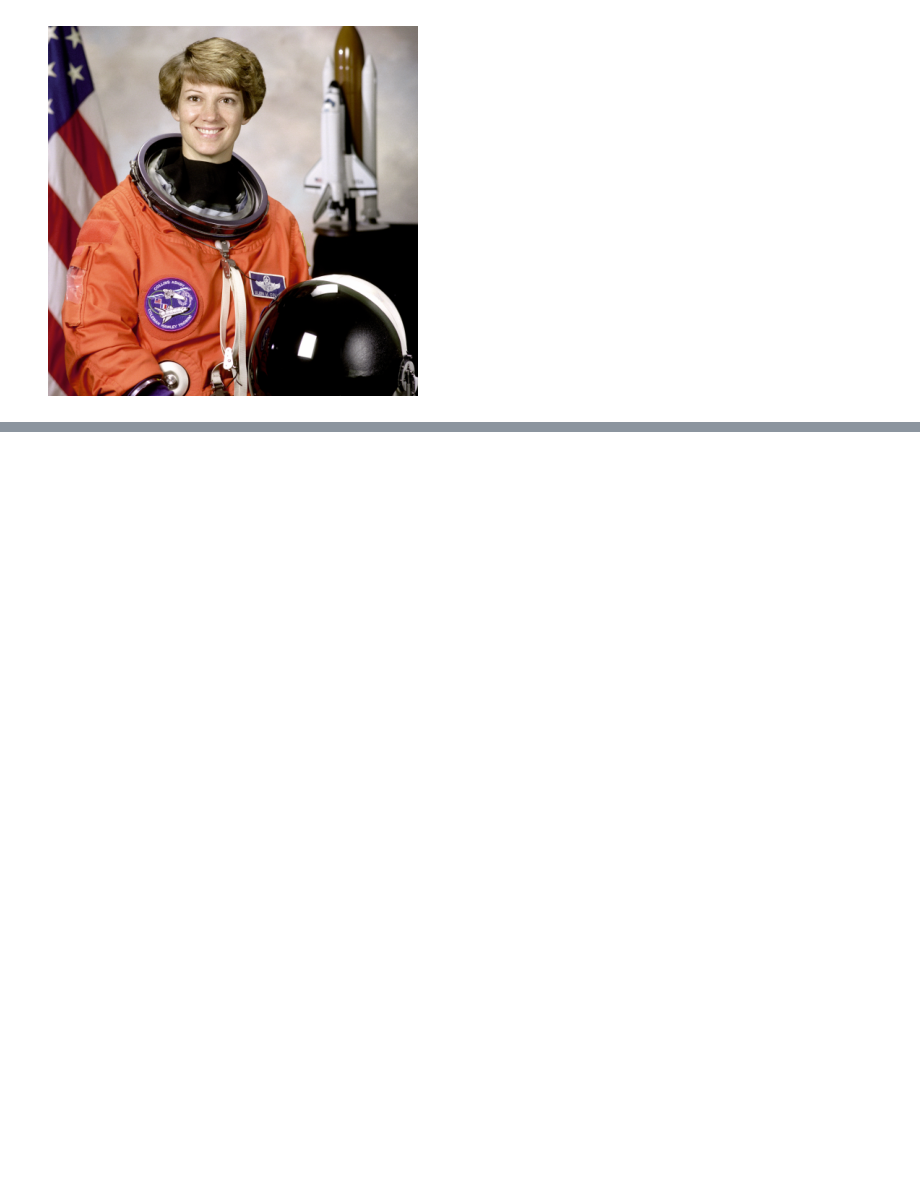
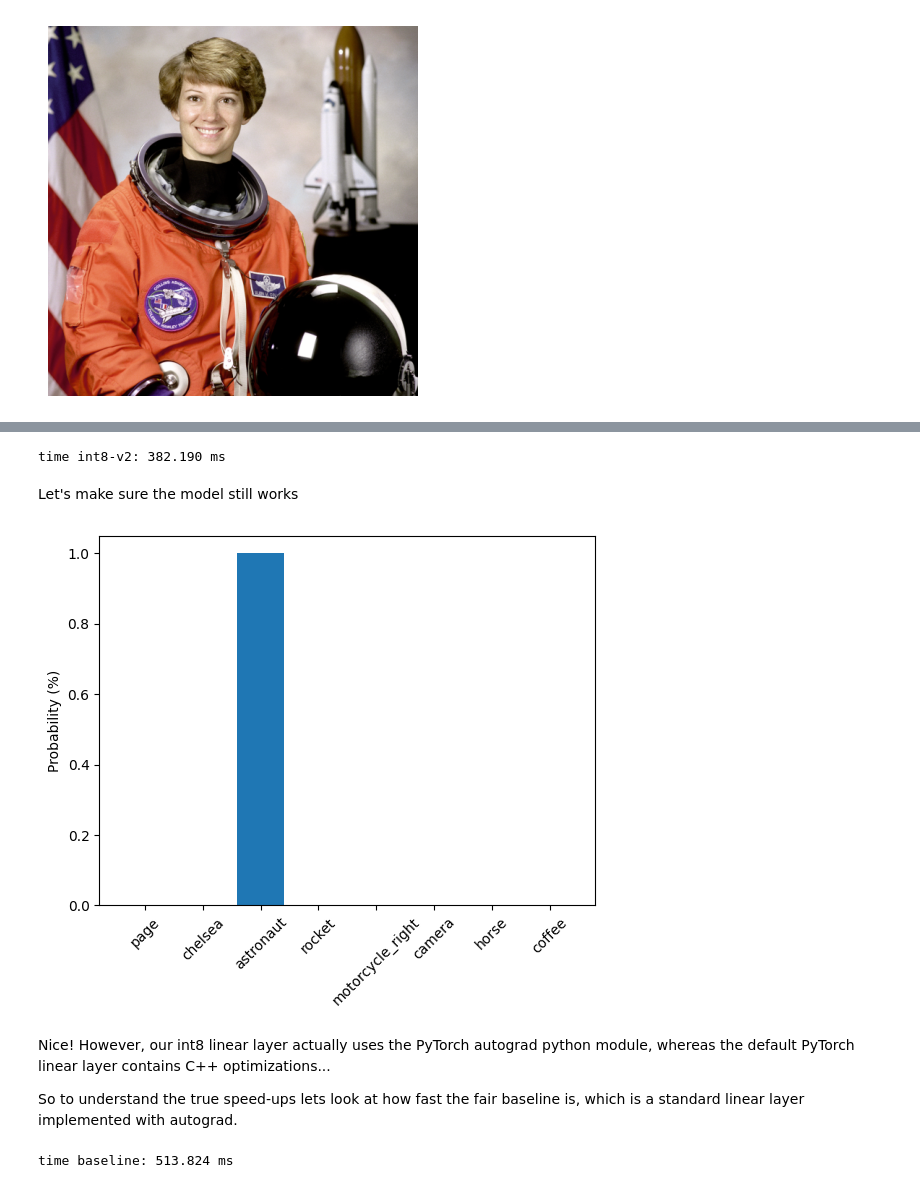
Before and after one commit to mlfoundations/open_clip, a Jupyter notebook: tutorials/int8_tutorial.ipynb, the cells around one changed output, grey strips where cells are left out. Drawn from its saved outputs; the diff is of its cells as text; code cells hidden in the pictures; blank space fills up the shorter version.

```diff
--- a/tutorials/int8_tutorial.ipynb
+++ b/tutorials/int8_tutorial.ipynb
@@ -71,0 +111,9 @@ NameError: name 'skimage' is not defined
+# %%
+fake_img_batch = torch.randn(128, 3, 224, 224).cuda()
+fake_txt_batch = torch.randint(0, 100, (128, 77)).cuda()
+model.set_grad_checkpointing()
+model.eval()
+def fake_forward(model, fake_img_batch, fake_txt_batch):
+    with torch.cuda.amp.autocast():
+        model(fake_img_batch, fake_txt_batch)
+time_standard = get_time("standard", lambda: fake_forward(model, fake_img_batch, fake_txt_batch))
@@ -71,0 +124,7 @@ NameError: name 'skimage' is not defined
+# %%
+# This replaces linear layers with int8_linear_layer
+import bitsandbytes as bnb
+model = model.cpu()
+int8_linear_layer = bnb.nn.triton_based_modules.SwitchBackLinear
+# replace linear layers, for now just replace FFN - more coming in later PR
+int8_model = open_clip.utils.replace_linear(model, int8_linear_layer, include_modules=['c_fc', 'c_proj']).cuda()
@@ -71,0 +144,5 @@ NameError: name 'skimage' is not defined
+# %%
+# repeat the speed test. may take a sec to run this because it has to compile the kernels.
+int8_model.set_grad_checkpointing()
+int8_model.eval()
+time_int8_v1 = get_time("int8-v1", lambda: fake_forward(int8_model, fake_img_batch, fake_txt_batch))
@@ -71,0 +194,22 @@ NameError: name 'skimage' is not defined
+# %%
+# Repeat speed test but with pre-quantized weights
+time_int8_v2 = get_time("int8-v2", lambda: fake_forward(int8_model, fake_img_batch, fake_txt_batch))
+# %% [output]
+time int8-v2: 382.190 ms
+# %% [markdown]
+Let's make sure the model still works
+# %%
+# lets make sure it still works
+with torch.cuda.amp.autocast():
+    img_embedding, text_embedding, _ = int8_model(img_preprocessed, text_processed)
+probs = (100 * img_embedding @ text_embedding.T).softmax(dim=-1)
+plt.bar(descriptions.keys(), probs.squeeze().detach().cpu().numpy())
+plt.xticks(rotation=45)
+plt.ylabel('Probability (%)')
+plt.show()
+# %% [output]
+[figure, added]
+# %% [markdown]
+Nice! However, our int8 linear layer actually uses the PyTorch autograd python module, whereas the default PyTorch linear layer contains C++ optimizations...
+
+So to understand the true speed-ups lets look at how fast the fair baseline is, which is a standard linear layer implemented with autograd.
@@ -71,0 +220,7 @@ NameError: name 'skimage' is not defined
+# %%
+# how fast is this baseline which uses the autograd linear?
+model.set_grad_checkpointing()
+model.eval()
+time_baseline = get_time("baseline", lambda: fake_forward(model, fake_img_batch, fake_txt_batch))
+# %% [output]
+time baseline: 513.824 ms
```
Also changed, not shown: parts of 24 cells of this notebook, 1 other file.
